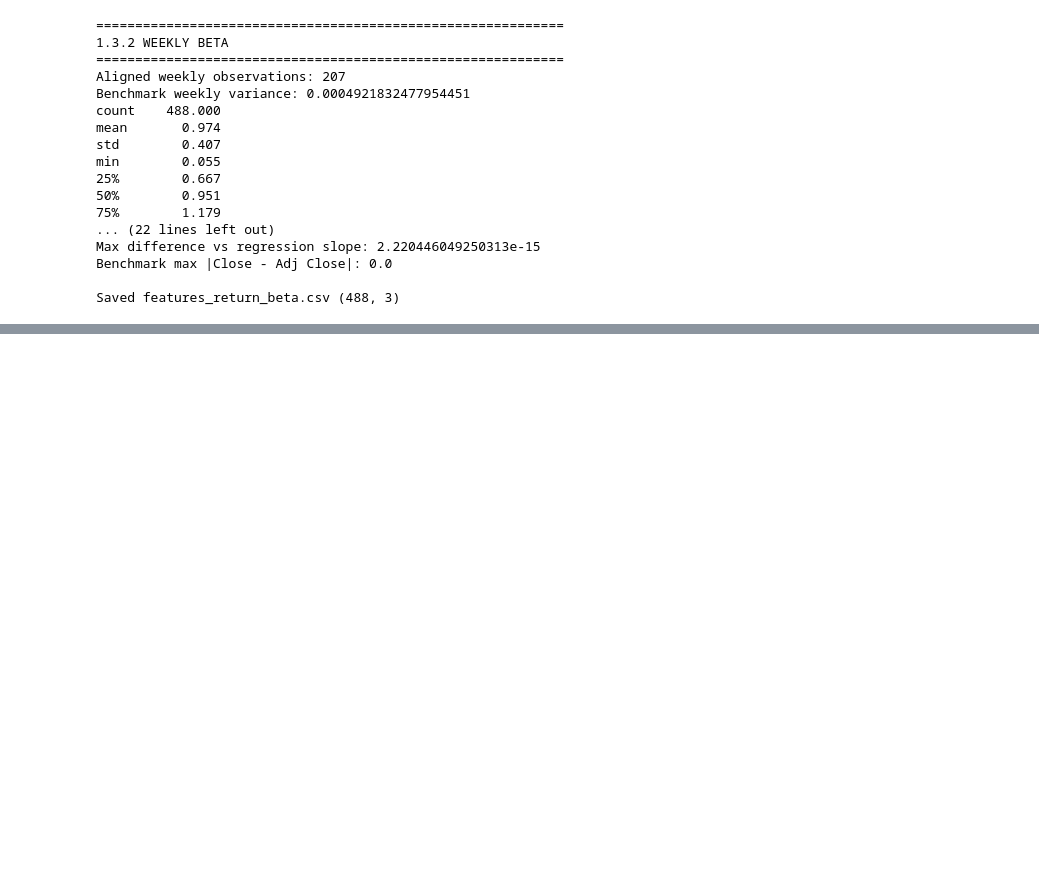
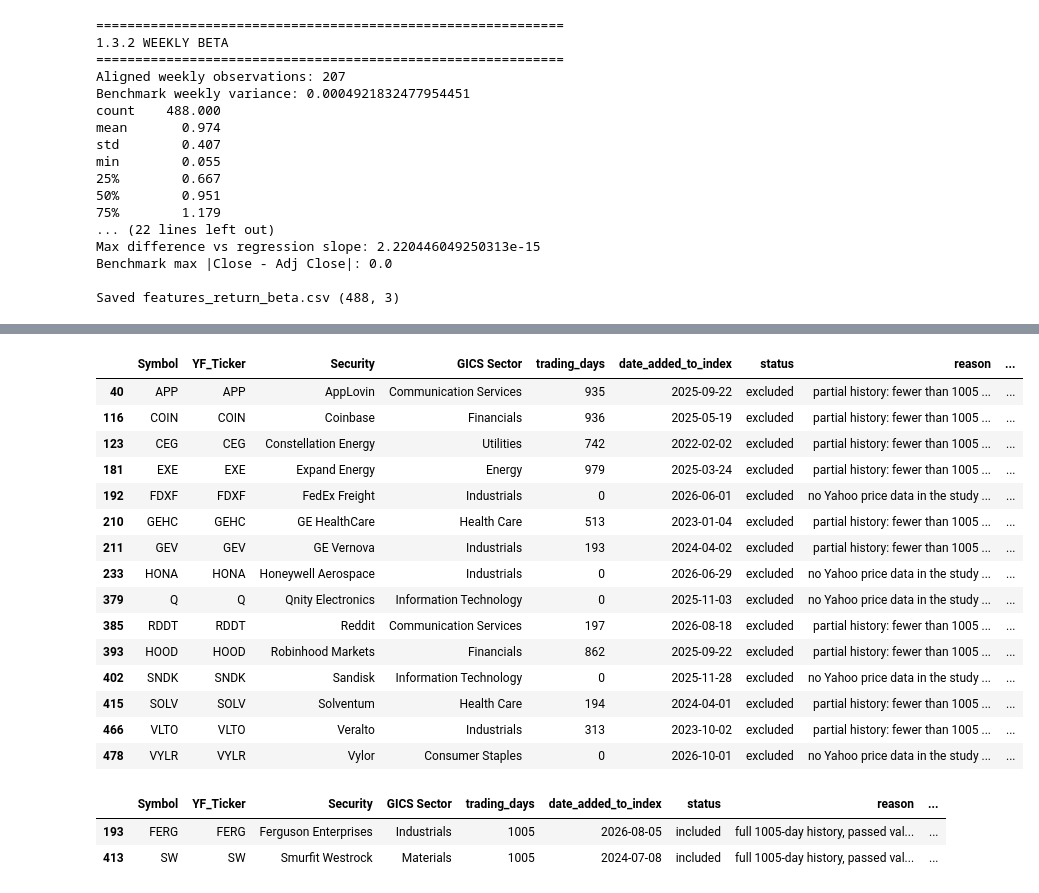
Before and after one commit to mafaiziyas/sp500-market-segmentation-fintech-analytics, a Jupyter notebook: notebooks/Task_1.ipynb, the cells around one changed output, grey strips where cells are left out. Saved outputs shown, nothing was run; the diff lists cells and outputs as text; code cells hidden in the pictures; blank space fills up the shorter version.

```diff
--- a/notebooks/Task_1.ipynb
+++ b/notebooks/Task_1.ipynb
@@ -665,0 +982,9 @@ Saved features_return_beta.csv (488, 3)
+# %%
+inc = pd.read_csv(f"{folder}/inclusion_exclusion_log.csv")
+print(inc.columns.tolist())
+
+# Totals (shows 503 = 488 + 15)
+print(inc["status"].value_counts())
+
+# First rows of the log
+inc.head()
@@ -665,0 +1003,27 @@ Saved features_return_beta.csv (488, 3)
+# %%
+# The 15 excluded shares
+inc[inc["status"] == "excluded"]
+# %% [output]
+|  | Symbol | YF_Ticker | Security | GICS Sector | trading_days | date_added_to_index | status | reason | ... |
+| 40 | APP | APP | AppLovin | Communication Services | 935 | 2025-09-22 | excluded | partial history: fewer than 1005 ... | ... |
+| 116 | COIN | COIN | Coinbase | Financials | 936 | 2025-05-19 | excluded | partial history: fewer than 1005 ... | ... |
+| 123 | CEG | CEG | Constellation Energy | Utilities | 742 | 2022-02-02 | excluded | partial history: fewer than 1005 ... | ... |
+| 181 | EXE | EXE | Expand Energy | Energy | 979 | 2025-03-24 | excluded | partial history: fewer than 1005 ... | ... |
+| 192 | FDXF | FDXF | FedEx Freight | Industrials | 0 | 2026-06-01 | excluded | no Yahoo price data in the study ... | ... |
+| 210 | GEHC | GEHC | GE HealthCare | Health Care | 513 | 2023-01-04 | excluded | partial history: fewer than 1005 ... | ... |
+| 211 | GEV | GEV | GE Vernova | Industrials | 193 | 2024-04-02 | excluded | partial history: fewer than 1005 ... | ... |
+| 233 | HONA | HONA | Honeywell Aerospace | Industrials | 0 | 2026-06-29 | excluded | no Yahoo price data in the study ... | ... |
+| 379 | Q | Q | Qnity Electronics | Information Technology | 0 | 2025-11-03 | excluded | no Yahoo price data in the study ... | ... |
+| 385 | RDDT | RDDT | Reddit | Communication Services | 197 | 2026-08-18 | excluded | partial history: fewer than 1005 ... | ... |
+| 393 | HOOD | HOOD | Robinhood Markets | Financials | 862 | 2025-09-22 | excluded | partial history: fewer than 1005 ... | ... |
+| 402 | SNDK | SNDK | Sandisk | Information Technology | 0 | 2025-11-28 | excluded | no Yahoo price data in the study ... | ... |
+| 415 | SOLV | SOLV | Solventum | Health Care | 194 | 2024-04-01 | excluded | partial history: fewer than 1005 ... | ... |
+| 466 | VLTO | VLTO | Veralto | Industrials | 313 | 2023-10-02 | excluded | partial history: fewer than 1005 ... | ... |
+| 478 | VYLR | VYLR | Vylor | Consumer Staples | 0 | 2026-10-01 | excluded | no Yahoo price data in the study ... | ... |
+# %%
+# The two kept-but-flagged shares
+inc[inc["YF_Ticker"].isin(["SW", "FERG"])]
+# %% [output]
+|  | Symbol | YF_Ticker | Security | GICS Sector | trading_days | date_added_to_index | status | reason | ... |
+| 193 | FERG | FERG | Ferguson Enterprises | Industrials | 1005 | 2026-08-05 | included | full 1005-day history, passed val... | ... |
+| 413 | SW | SW | Smurfit Westrock | Materials | 1005 | 2024-07-08 | included | full 1005-day history, passed val... | ... |
```
Also changed, not shown: parts of 15 cells of this notebook.
